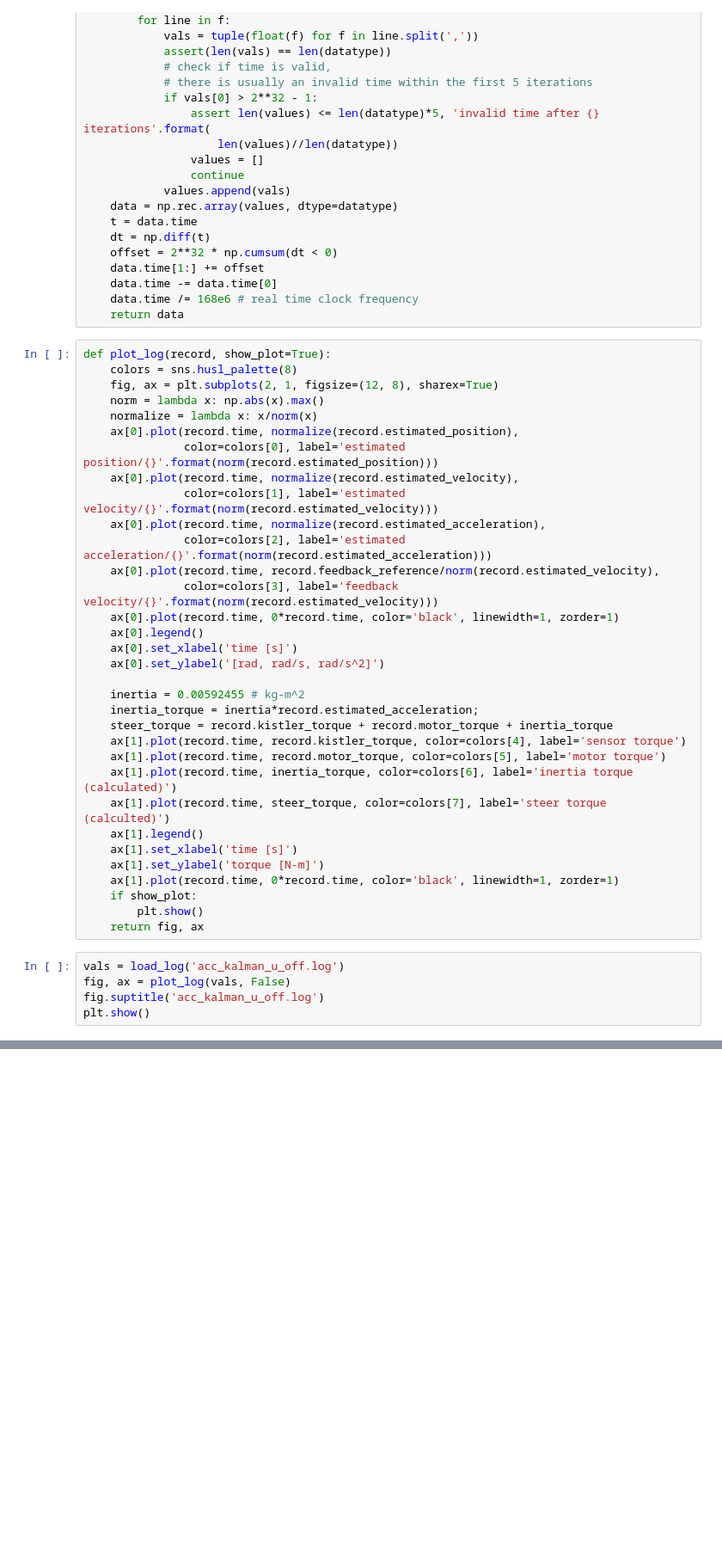
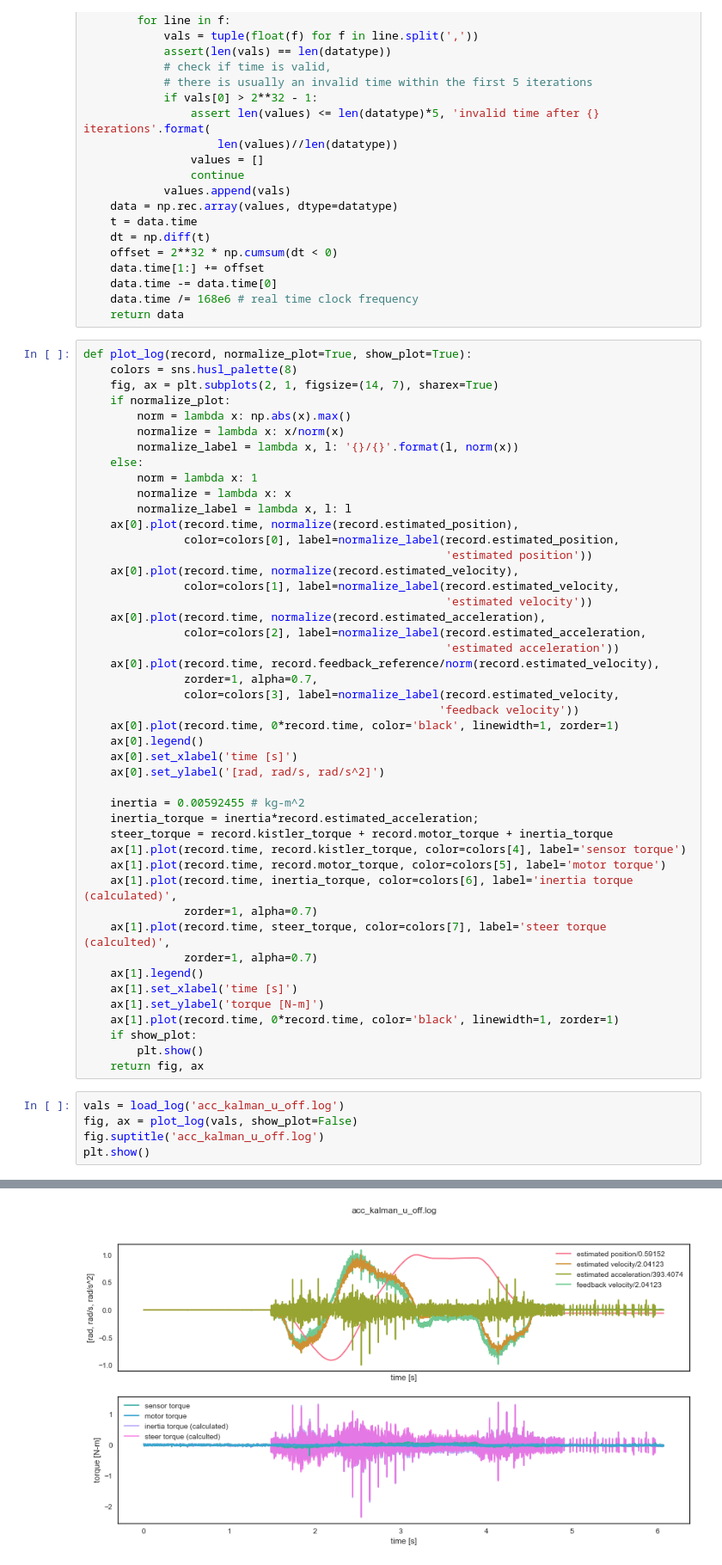
Before and after one commit to oliverlee/phobos, a Jupyter notebook: scripts/mass_spring/plot_acc_logs.ipynb, the cells around one changed output, grey strips where cells are left out. Shown at 86% size. Saved outputs shown, nothing was run; the diff lists cells and outputs as text; blank space fills up the shorter version.

```diff
--- a/scripts/mass_spring/plot_acc_logs.ipynb
+++ b/scripts/mass_spring/plot_acc_logs.ipynb
@@ -49,19 +49,30 @@ def load_log(filename):
     data.time /= 168e6 # real time clock frequency
     return data
 # %%
-def plot_log(record, show_plot=True):
+def plot_log(record, normalize_plot=True, show_plot=True):
     colors = sns.husl_palette(8)
-    fig, ax = plt.subplots(2, 1, figsize=(12, 8), sharex=True)
-    norm = lambda x: np.abs(x).max()
-    normalize = lambda x: x/norm(x)
+    fig, ax = plt.subplots(2, 1, figsize=(14, 7), sharex=True)
+    if normalize_plot:
+        norm = lambda x: np.abs(x).max()
+        normalize = lambda x: x/norm(x)
+        normalize_label = lambda x, l: '{}/{}'.format(l, norm(x))
+    else:
+        norm = lambda x: 1
+        normalize = lambda x: x
+        normalize_label = lambda x, l: l
     ax[0].plot(record.time, normalize(record.estimated_position),
-               color=colors[0], label='estimated position/{}'.format(norm(record.estimated_position)))
+               color=colors[0], label=normalize_label(record.estimated_position,
+                                                      'estimated position'))
     ax[0].plot(record.time, normalize(record.estimated_velocity),
-               color=colors[1], label='estimated velocity/{}'.format(norm(record.estimated_velocity)))
+               color=colors[1], label=normalize_label(record.estimated_velocity,
+                                                      'estimated velocity'))
     ax[0].plot(record.time, normalize(record.estimated_acceleration),
-               color=colors[2], label='estimated acceleration/{}'.format(norm(record.estimated_acceleration)))
+               color=colors[2], label=normalize_label(record.estimated_acceleration,
+                                                      'estimated acceleration'))
     ax[0].plot(record.time, record.feedback_reference/norm(record.estimated_velocity),
-               color=colors[3], label='feedback velocity/{}'.format(norm(record.estimated_velocity)))
+               zorder=1, alpha=0.7,
+               color=colors[3], label=normalize_label(record.estimated_velocity,
+                                                     'feedback velocity'))
     ax[0].plot(record.time, 0*record.time, color='black', linewidth=1, zorder=1)
     ax[0].legend()
     ax[0].set_xlabel('time [s]')
@@ -72,8 +83,10 @@ def plot_log(record, show_plot=True):
     steer_torque = record.kistler_torque + record.motor_torque + inertia_torque
     ax[1].plot(record.time, record.kistler_torque, color=colors[4], label='sensor torque')
     ax[1].plot(record.time, record.motor_torque, color=colors[5], label='motor torque')
-    ax[1].plot(record.time, inertia_torque, color=colors[6], label='inertia torque (calculated)')
-    ax[1].plot(record.time, steer_torque, color=colors[7], label='steer torque (calculted)')
+    ax[1].plot(record.time, inertia_torque, color=colors[6], label='inertia torque (calculated)',
+               zorder=1, alpha=0.7)
+    ax[1].plot(record.time, steer_torque, color=colors[7], label='steer torque (calculted)',
+               zorder=1, alpha=0.7)
     ax[1].legend()
     ax[1].set_xlabel('time [s]')
     ax[1].set_ylabel('torque [N-m]')
@@ -83,7 +96,7 @@ def plot_log(record, show_plot=True):
     return fig, ax
 # %%
 vals = load_log('acc_kalman_u_off.log')
-fig, ax = plot_log(vals, False)
+fig, ax = plot_log(vals, show_plot=False)
 fig.suptitle('acc_kalman_u_off.log')
 plt.show()
 # %% [output]
@@ -91,2 +103,3 @@ NameError: name 'plot_log2' is not defined
+[figure, added]
 # %%
 vals = load_log('acc_kalman_u_on.log')
```
Also changed, not shown: parts of 6 cells of this notebook, 3 other files.
